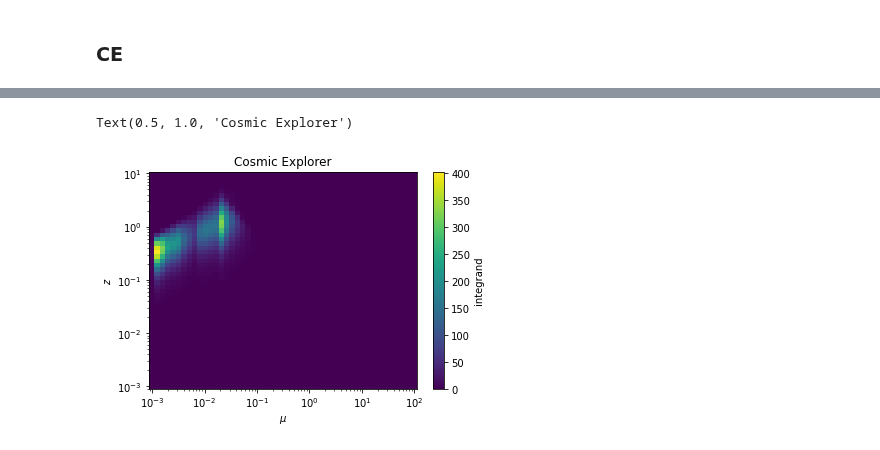
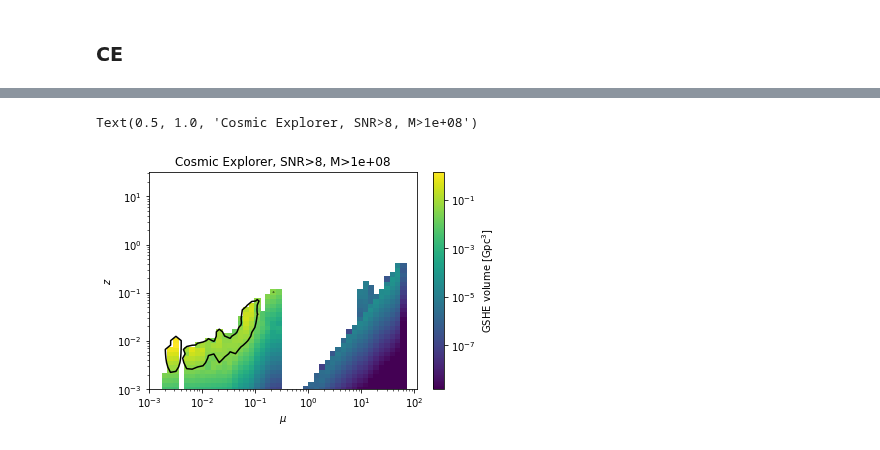
Before and after one commit to Richard-Sti/GSHE_public, a Jupyter notebook: scripts/prospective_constraints.ipynb, the cells around one changed output, grey strips where cells are left out. Saved outputs shown, nothing was run; the diff lists cells and outputs as text; code cells hidden in the pictures.

```diff
--- a/scripts/prospective_constraints.ipynb
+++ b/scripts/prospective_constraints.ipynb
@@ -747,9 +388,11 @@ dVz = (cosmo.differential_comoving_volume(zs)/u.Gpc**3*4*np.pi*u.sr/(1+zs)).deco
 # %%
 #generate 2D quantities
-p_det = prob_detect((snr_th/snr_opt)[:,None]/np.sqrt(mus))
+p_det = fc.prob_detect((snr_th/snr_opt)[:,None]/np.sqrt(mus))
 btmin = btmin0[:,None]/np.sqrt(mus)
 
 P_GSHE = np.array([prob_GSHE_interp(btmin[:,j],j) for j,mu in enumerate(mus)]).T
+#renormalize
+P_GSHE[P_GSHE>1] = 1
 dVzdz = dVz[:,None]/mus**0
 # %%
 integrand = np.array(dVzdz*p_det*btmin*P_GSHE)
@@ -773,0 +434,13 @@ Text(0.5, 1.0, 'aLIGO')
+# %%
+var=p_det*dVzdz
+norm=colors.LogNorm(vmin=var[var>0].min(), vmax=var.max())
+
+c = plt.pcolor(mus,zs,var,norm=norm)
+# c2 = plt.contour(mus,zs,integrand,[1])
+plt.colorbar(c,label=r'$\frac{dV_z}{dz}P_{\rm det}$')
+plt.xscale('log')
+plt.yscale('log')
+plt.xlabel(r'$\mu$')
+plt.ylabel(r'$z$')
+plt.title('aLIGO')
+plt.grid(alpha=0.3)
@@ -786,14 +461,15 @@ for x in [p_det,btmin,P_GSHE,dVzdz]:
 
 M_tot = 60
 snr_th = 8
+M_fid = 1e8
 
 # psd_fun = psd_ligo; psd_file = aligo_file
 psd_fun = CE_psd; psd_file = CE1_file
 
 mus = mu_min_arr
-zs = np.geomspace(0.001,10,50)
+zs = np.geomspace(0.001,30,50)
 
-btmin0 = beta_min(M_tot,zs,psd_fun=psd_fun)
+btmin0 = beta_min(M_tot,zs,psd_fun=psd_fun,M_fid=M_fid)
 snr_opt = SNR_opt(zs,M_tot,psd_file)
 dVz = (cosmo.differential_comoving_volume(zs)/u.Gpc**3*4*np.pi*u.sr/(1+zs)).decompose()
 # %%
@@ -802,6 +478,7 @@ p_det = prob_detect((snr_th/snr_opt)[:,None]/np.sqrt(mus))
 btmin = btmin0[:,None]/np.sqrt(mus)
 
 P_GSHE = np.array([prob_GSHE_interp(btmin[:,j],j) for j,mu in enumerate(mus)]).T
+P_GSHE[P_GSHE>1] = 1
 dVzdz = dVz[:,None]/mus**0
 # %%
 integrand = np.array(dVzdz*p_det*btmin*P_GSHE)
@@ -813,13 +490,15 @@ print(rate, rate*R0)
 # %%
-norm=colors.LogNorm(vmin=integrand.min(), vmax=integrand.max())
+integrand=np.abs(integrand)
+norm=colors.LogNorm(vmin=var[var>0].min(), vmax=integrand.max())
 
-c = plt.pcolor(mus,zs,integrand)#,norm=norm)
-plt.colorbar(c,label='integrand')
+c = plt.pcolor(mus,zs,integrand,norm=norm)
+c2 = plt.contour(mus,zs,integrand,[1/R0],colors='k')
+plt.colorbar(c,label='GSHE volume [Gpc$^3$]')
 plt.xscale('log')
 plt.yscale('log')
 plt.xlabel(r'$\mu$')
 plt.ylabel(r'$z$')
-plt.title('Cosmic Explorer')
+plt.title('Cosmic Explorer, SNR>%g, M>%g'%(snr_th,M_fid))
 # %% [output]
-Text(0.5, 1.0, 'Cosmic Explorer')
+Text(0.5, 1.0, 'Cosmic Explorer, SNR>8, M>1e+08')
-[figure, old version]
+[figure, new version]
```
Also changed, not shown: parts of 40 cells of this notebook, 1 other file.
